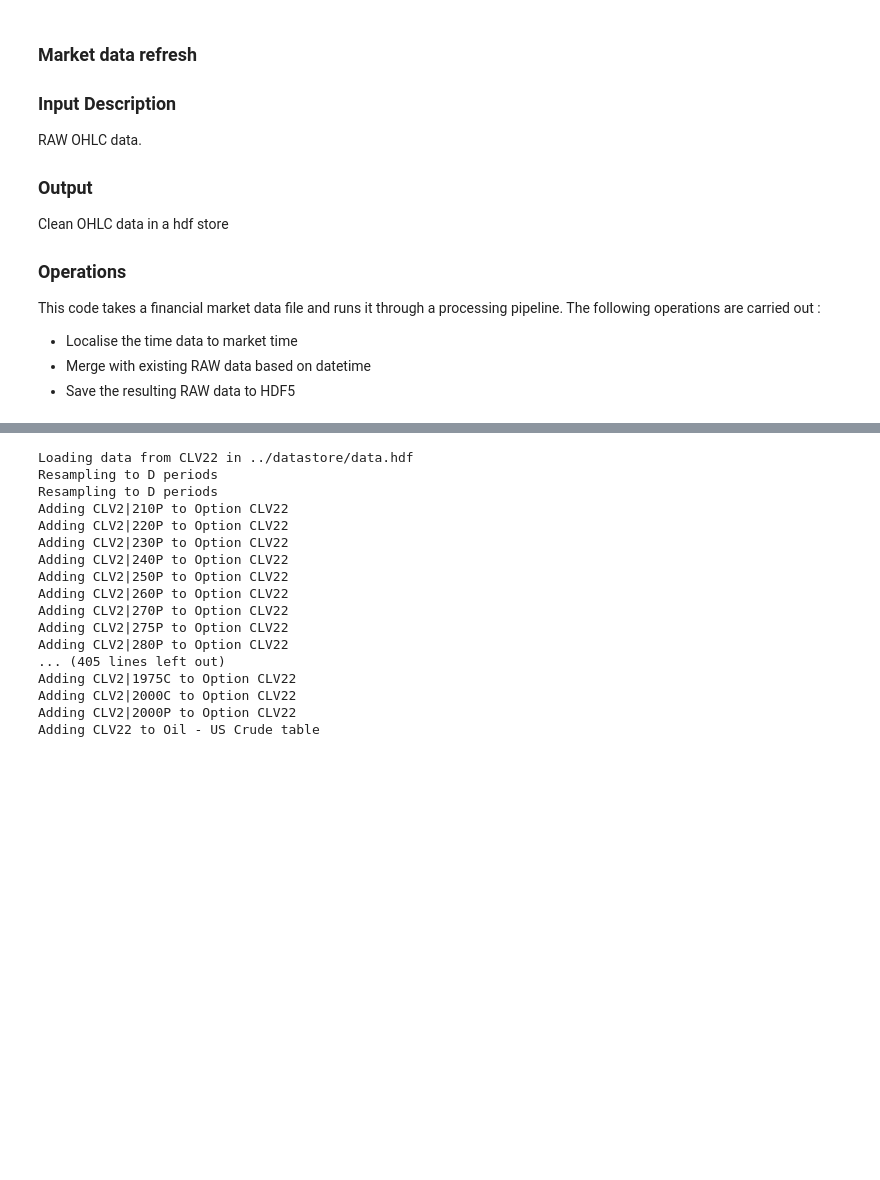
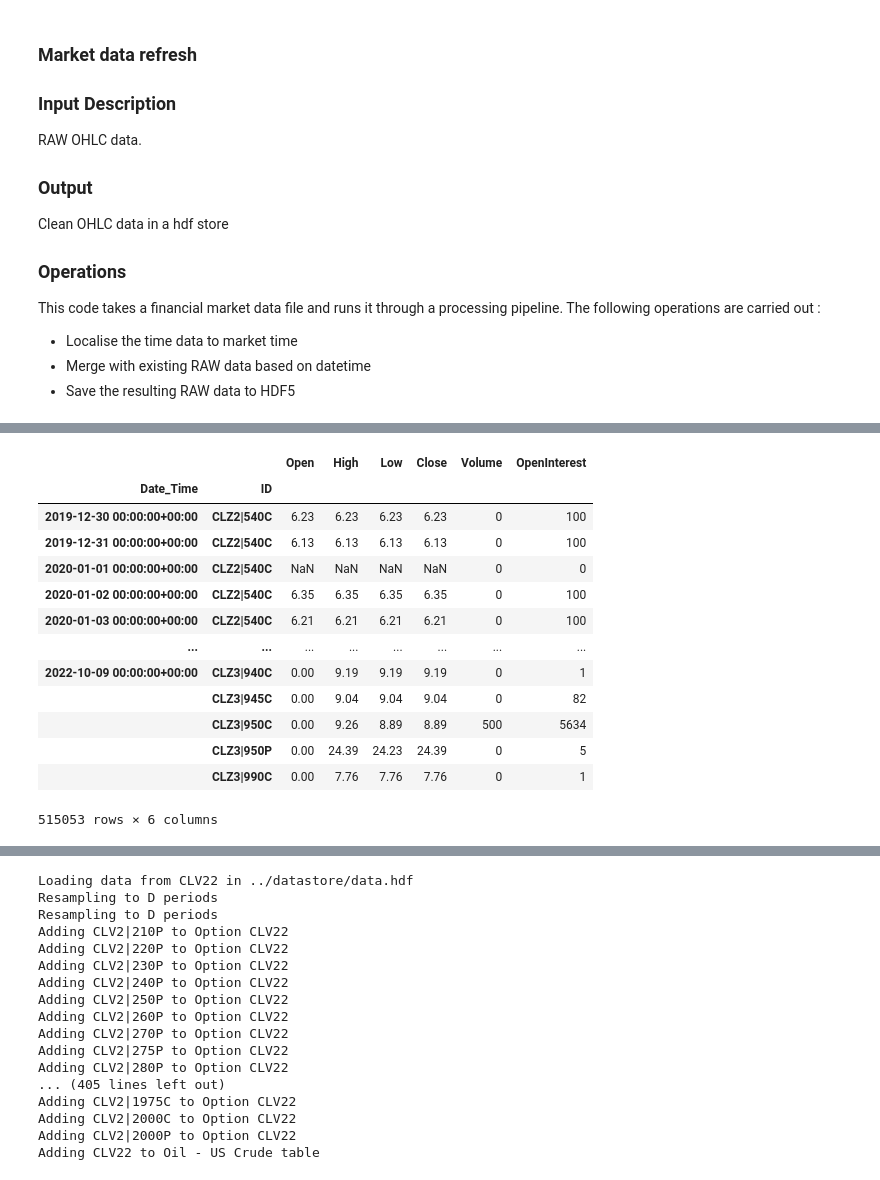
Before and after one commit to cwilko/marketinsights-price-aggregator, a Jupyter notebook: notebooks/datarefresh.ipynb, the cells around one changed output, grey strips where cells are left out. Saved outputs shown, nothing was run; the diff lists cells and outputs as text; code cells hidden in the pictures; blank space fills up the shorter version.

```diff
--- a/notebooks/datarefresh.ipynb
+++ b/notebooks/datarefresh.ipynb
@@ -169,0 +265,20 @@ def appendOptionChainPrices(mds, ds_file):
+# %%
+# Local Options
+mds = MarketDataStore(remote=True, location="http://pricestore.192.168.1.203.nip.io")
+data = mds.get("WTICrudeOil")
+data
+# %% [output]
+|  |  | Open | High | Low | Close | Volume | OpenInterest |
+| Date_Time | ID |  |  |  |  |  |  |
+| 2019-12-30 00:00:00+00:00 | CLZ2|540C | 6.23 | 6.23 | 6.23 | 6.23 | 0 | 100 |
+| 2019-12-31 00:00:00+00:00 | CLZ2|540C | 6.13 | 6.13 | 6.13 | 6.13 | 0 | 100 |
+| 2020-01-01 00:00:00+00:00 | CLZ2|540C | NaN | NaN | NaN | NaN | 0 | 0 |
+| 2020-01-02 00:00:00+00:00 | CLZ2|540C | 6.35 | 6.35 | 6.35 | 6.35 | 0 | 100 |
+| 2020-01-03 00:00:00+00:00 | CLZ2|540C | 6.21 | 6.21 | 6.21 | 6.21 | 0 | 100 |
+| ... | ... | ... | ... | ... | ... | ... | ... |
+| 2022-10-09 00:00:00+00:00 | CLZ3|940C | 0.00 | 9.19 | 9.19 | 9.19 | 0 | 1 |
+|  | CLZ3|945C | 0.00 | 9.04 | 9.04 | 9.04 | 0 | 82 |
+|  | CLZ3|950C | 0.00 | 9.26 | 8.89 | 8.89 | 500 | 5634 |
+|  | CLZ3|950P | 0.00 | 24.39 | 24.23 | 24.39 | 0 | 5 |
+|  | CLZ3|990C | 0.00 | 7.76 | 7.76 | 7.76 | 0 | 1 |
+515053 rows × 6 columns
```
Also changed, not shown: parts of 19 cells of this notebook, 4 other files.
